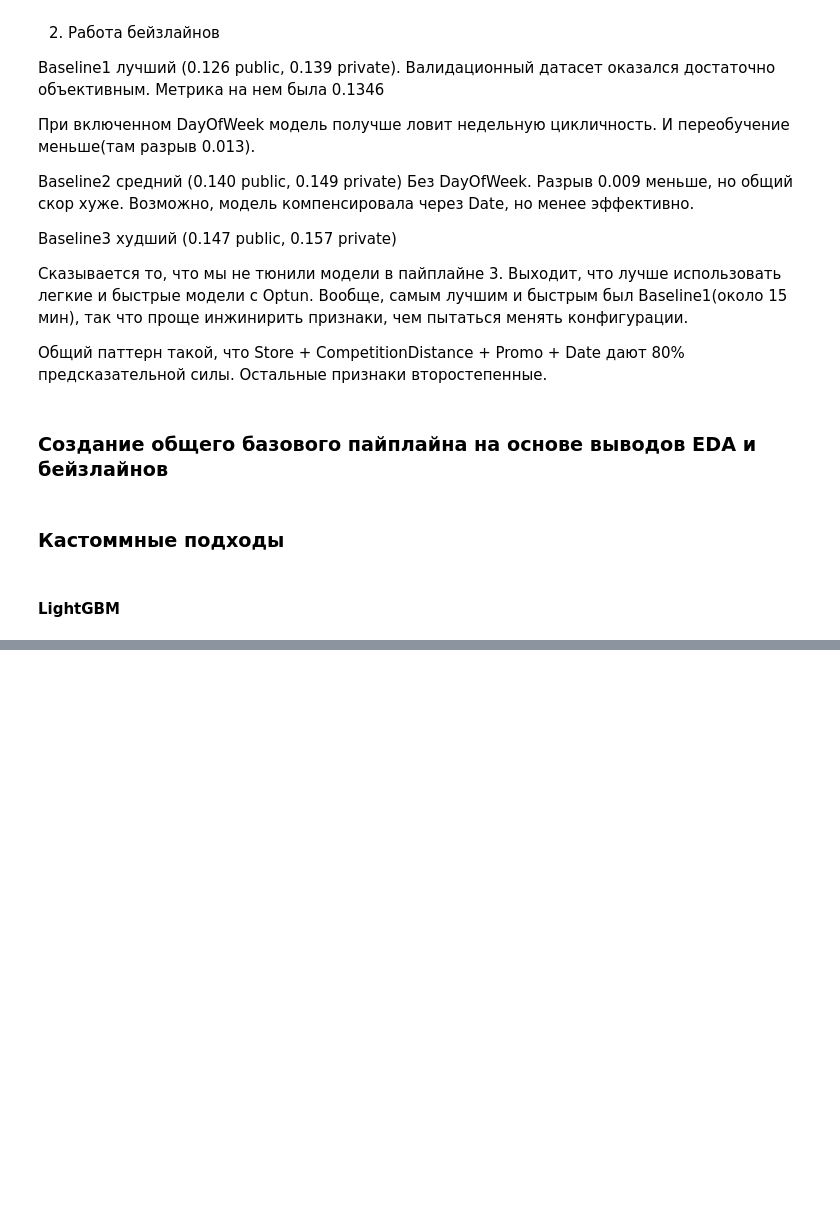
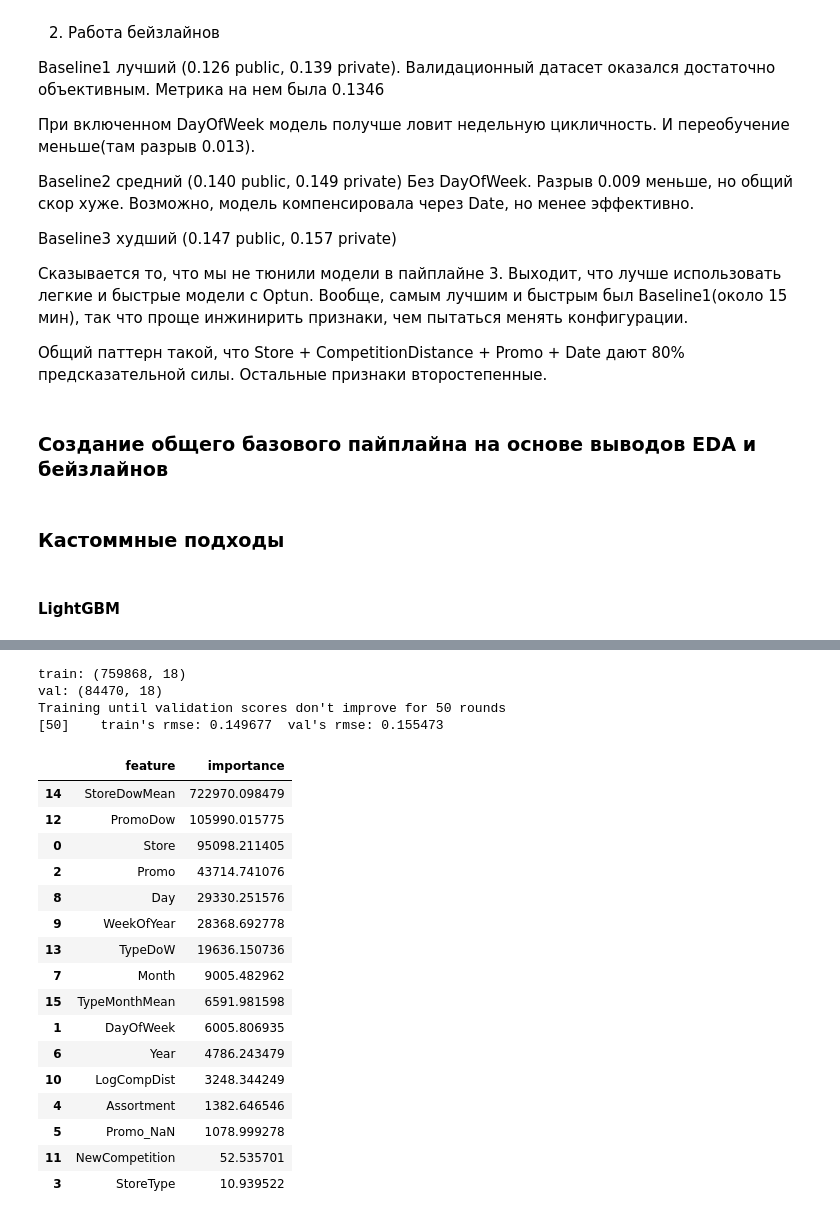
Before and after one commit to WpythonW/AutoML-rossmann, a Jupyter notebook: eda.ipynb, the cells around one changed output, grey strips where cells are left out. Cells and saved outputs as stored; diff of their text form; code cells hidden in the pictures; blank space fills up the shorter version.

```diff
--- a/eda.ipynb
+++ b/eda.ipynb
@@ -1287,10 +1288,11 @@ def lama_submit(model, X_test):
 # %% [markdown]
 ### Разделение данных
 # %%
+MONTHS = ['Jan', 'Feb', 'Mar', 'Apr', 'May', 'June', 'July', 'Aug', 'Sept', 'Oct', 'Nov', 'Dec']
+
 def encode_promo_months(df):
     """one-hot для месяцев из PromoInterval"""
     df = df.copy()
-    months = ['Jan', 'Feb', 'Mar', 'Apr', 'May', 'June', 'July', 'Aug', 'Sept', 'Oct', 'Nov', 'Dec']
 
     promo_lists = df['PromoInterval'].fillna('').str.split(',')
 
@@ -2056,0 +2141,62 @@ print(importance.head(15))
+# %%
+cat_features = ['Store', 'StoreType', 'Assortment', 'PromoDow', 'TypeAssort', 'TypeDoW',]
+drop_cols = [
+    'Date',
+    'IsWeekend',
+    'TypeAssort',
+    'CompetitionOpen',
+    'CompetitionOpenSinceMonth', 'CompetitionOpenSinceYear',
+    'Promo2SinceWeek', 'Promo2SinceYear',
+    'CompetitionDistance',
+    'SchoolHoliday', 'StateHoliday',
+    'Promo2'
+] + [f'Promo_{month}' for month in MONTHS]# if month not in ['Jan', 'Feb']]
+
+lgbm_odd_pipeline = Pipeline(
+    pipeline.steps + [
+        ('ratios', SalesRatioTransformer()),
+        ('selector', ColumnSelector(drop_cols)),
+        ('categorical', CategoryConverter(cat_features)),
+        #('store_encoding', StoreTargetEncoder(alpha=40))
+        ]
+)
+
+X_train_transformed = lgbm_odd_pipeline.fit_transform(X_train, y_train)
+X_val_transformed = lgbm_odd_pipeline.transform(X_val)
+
+print(f"train: {X_train_transformed.shape}")
+print(f"val: {X_val_transformed.shape}")
+
+target_light_gbm_model = train_and_val_lgbm_model(X_train_transformed, y_train, X_val_transformed, y_val, default_lgbmparams)
+lgbm_test_predictions = custom_submit(target_light_gbm_model, X_test, lgbm_odd_pipeline)
+lgbm_test_predictions[['Id', 'Sales']].to_csv('lightgbm_target_encoding.csv', index=False)
+# %% [output]
+train: (759868, 18)
+val: (84470, 18)
+Training until validation scores don't improve for 50 rounds
+[50]    train's rmse: 0.149677  val's rmse: 0.155473
+# %%
+importance = pd.DataFrame({
+    'feature': target_light_gbm_model.feature_name(),
+    'importance': target_light_gbm_model.feature_importance(importance_type='gain')
+}).sort_values('importance', ascending=False)
+
+importance.head(30)
+# %% [output]
+|  | feature | importance |
+| 14 | StoreDowMean | 722970.098479 |
+| 12 | PromoDow | 105990.015775 |
+| 0 | Store | 95098.211405 |
+| 2 | Promo | 43714.741076 |
+| 8 | Day | 29330.251576 |
+| 9 | WeekOfYear | 28368.692778 |
+| 13 | TypeDoW | 19636.150736 |
+| 7 | Month | 9005.482962 |
+| 15 | TypeMonthMean | 6591.981598 |
+| 1 | DayOfWeek | 6005.806935 |
+| 6 | Year | 4786.243479 |
+| 10 | LogCompDist | 3248.344249 |
+| 4 | Assortment | 1382.646546 |
+| 5 | Promo_NaN | 1078.999278 |
+| 11 | NewCompetition | 52.535701 |
+| 3 | StoreType | 10.939522 |
```
Also changed, not shown: parts of 14 cells of this notebook, 1 other file.
